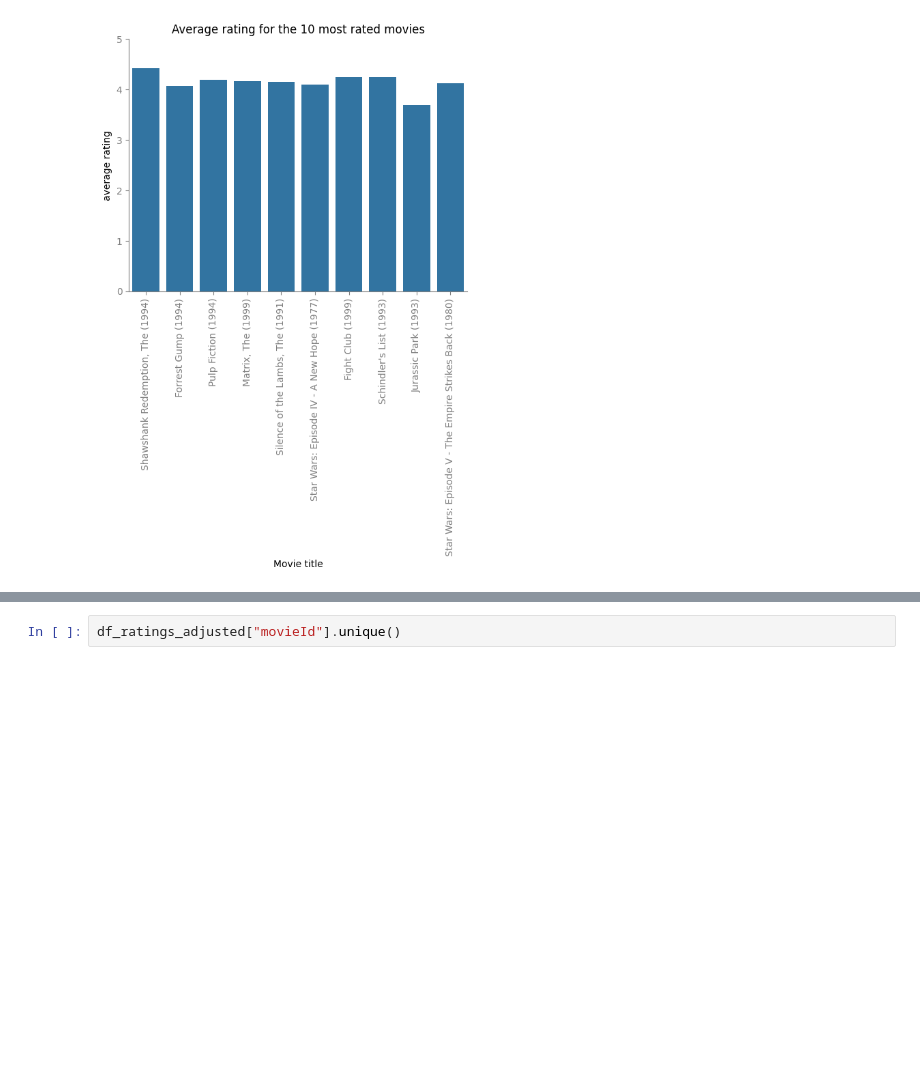
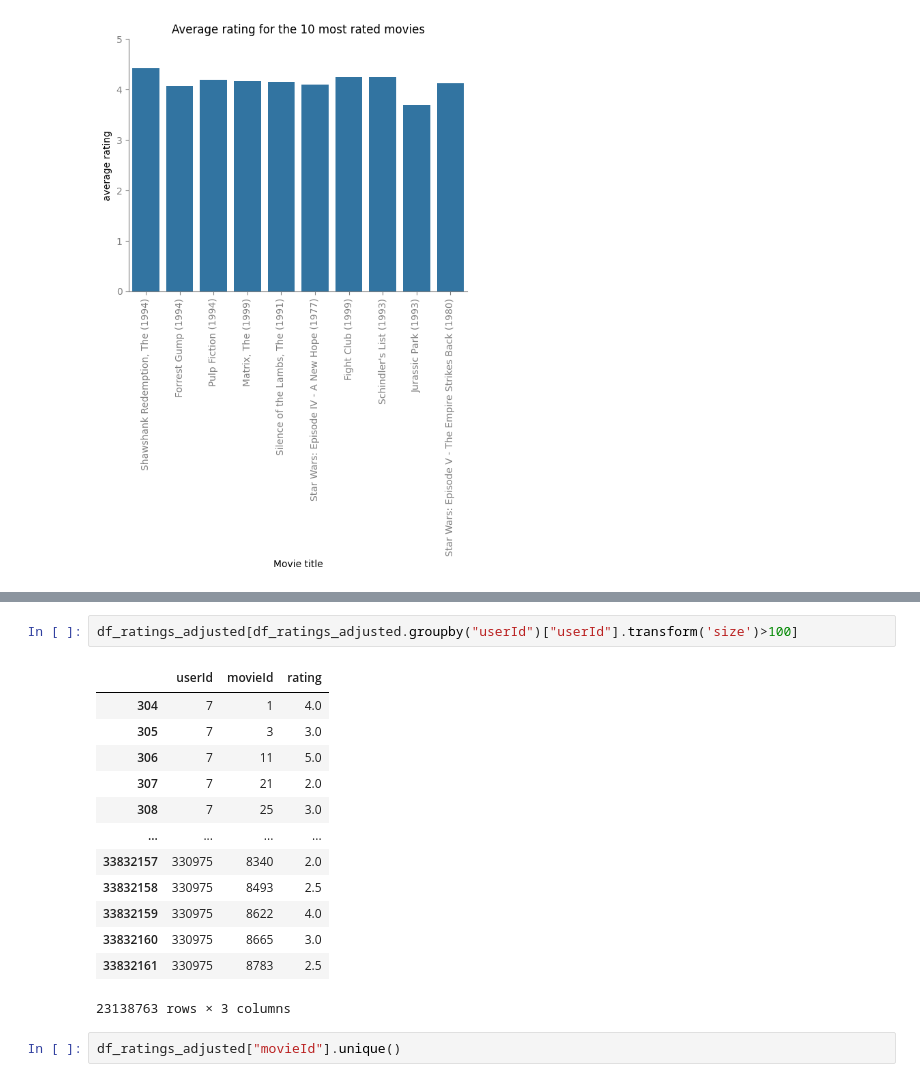
Before and after one commit to LordOfTurtles/AI-Erik-Johansson-OPA23, a Jupyter notebook: labs/labb1.ipynb, the cells around one changed output, grey strips where cells are left out. Saved outputs shown, nothing was run; the diff lists cells and outputs as text; blank space fills up the shorter version.

```diff
--- a/labs/labb1.ipynb
+++ b/labs/labb1.ipynb
@@ -289,3 +289,19 @@ df_ratings_adjusted["movieId"].unique().shape
+# %%
+df_ratings_adjusted[df_ratings_adjusted.groupby("userId")["userId"].transform('size')>100]
+# %% [output]
+|  | userId | movieId | rating |
+| 304 | 7 | 1 | 4.0 |
+| 305 | 7 | 3 | 3.0 |
+| 306 | 7 | 11 | 5.0 |
+| 307 | 7 | 21 | 2.0 |
+| 308 | 7 | 25 | 3.0 |
+| ... | ... | ... | ... |
+| 33832157 | 330975 | 8340 | 2.0 |
+| 33832158 | 330975 | 8493 | 2.5 |
+| 33832159 | 330975 | 8622 | 4.0 |
+| 33832160 | 330975 | 8665 | 3.0 |
+| 33832161 | 330975 | 8783 | 2.5 |
+23138763 rows × 3 columns
 # %%
 df_ratings_adjusted["movieId"].unique()
 # %% [output]
```
Also changed, not shown: parts of 17 cells of this notebook.
